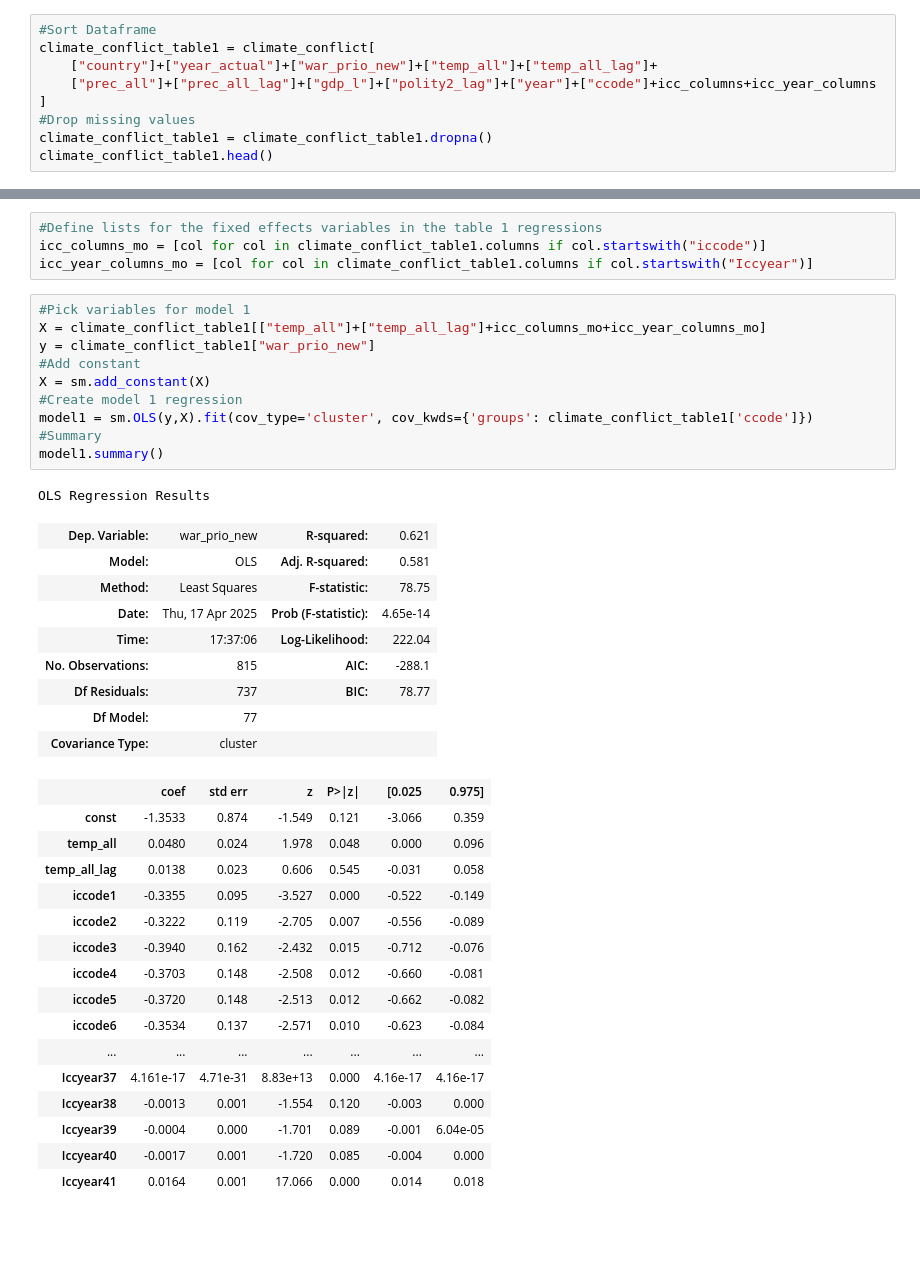
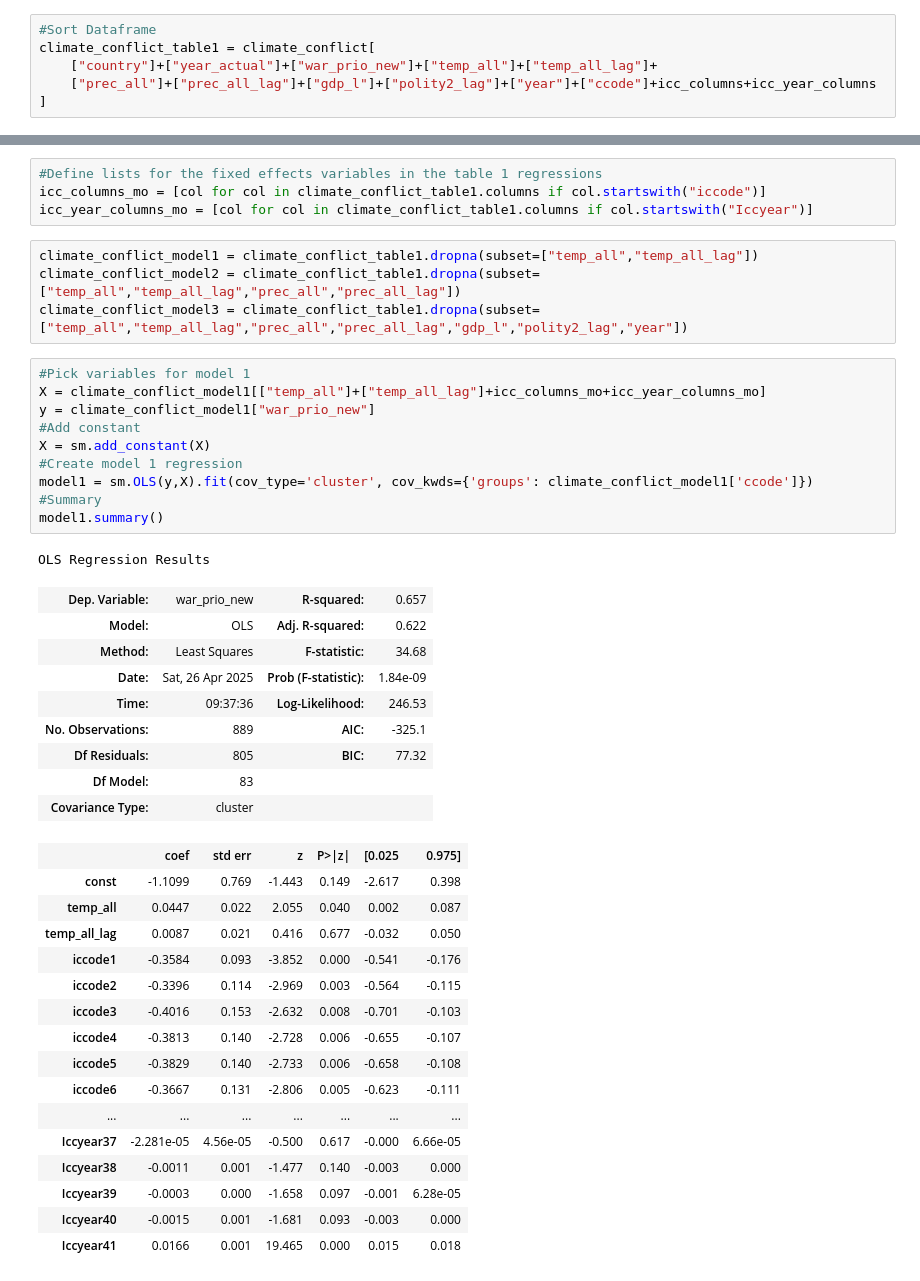
Before and after one commit to DavJHKim/Econ-148-Project-3, a Jupyter notebook: Table1.ipynb, the cells around one changed output, grey strips where cells are left out. Cells and saved outputs as stored; diff of their text form; blank space fills up the shorter version.

```diff
--- a/Table1.ipynb
+++ b/Table1.ipynb
@@ -48,6 +54,3 @@ climate_conflict_table1 = climate_conflict[
     ["country"]+["year_actual"]+["war_prio_new"]+["temp_all"]+["temp_all_lag"]+
     ["prec_all"]+["prec_all_lag"]+["gdp_l"]+["polity2_lag"]+["year"]+["ccode"]+icc_columns+icc_year_columns
 ]
-#Drop missing values
-climate_conflict_table1 = climate_conflict_table1.dropna()
-climate_conflict_table1.head()
@@ -63,40 +58,44 @@ climate_conflict_table1.head()
 #Define lists for the fixed effects variables in the table 1 regressions
 icc_columns_mo = [col for col in climate_conflict_table1.columns if col.startswith("iccode")]
 icc_year_columns_mo = [col for col in climate_conflict_table1.columns if col.startswith("Iccyear")]
+# %%
+climate_conflict_model1 = climate_conflict_table1.dropna(subset=["temp_all","temp_all_lag"])
+climate_conflict_model2 = climate_conflict_table1.dropna(subset=["temp_all","temp_all_lag","prec_all","prec_all_lag"])
+climate_conflict_model3 = climate_conflict_table1.dropna(subset=["temp_all","temp_all_lag","prec_all","prec_all_lag","gdp_l","polity2_lag","year"])
 # %%
 #Pick variables for model 1
-X = climate_conflict_table1[["temp_all"]+["temp_all_lag"]+icc_columns_mo+icc_year_columns_mo]
-y = climate_conflict_table1["war_prio_new"]
+X = climate_conflict_model1[["temp_all"]+["temp_all_lag"]+icc_columns_mo+icc_year_columns_mo]
+y = climate_conflict_model1["war_prio_new"]
 #Add constant
 X = sm.add_constant(X)
 #Create model 1 regression
-model1 = sm.OLS(y,X).fit(cov_type='cluster', cov_kwds={'groups': climate_conflict_table1['ccode']})
+model1 = sm.OLS(y,X).fit(cov_type='cluster', cov_kwds={'groups': climate_conflict_model1['ccode']})
 #Summary
 model1.summary()
 # %% [output]
 OLS Regression Results
-| Dep. Variable: | war_prio_new | R-squared: | 0.621 |
-| Model: | OLS | Adj. R-squared: | 0.581 |
-| Method: | Least Squares | F-statistic: | 78.75 |
-| Date: | Thu, 17 Apr 2025 | Prob (F-statistic): | 4.65e-14 |
-| Time: | 17:37:06 | Log-Likelihood: | 222.04 |
-| No. Observations: | 815 | AIC: | -288.1 |
-| Df Residuals: | 737 | BIC: | 78.77 |
-| Df Model: | 77 |  |  |
+| Dep. Variable: | war_prio_new | R-squared: | 0.657 |
+| Model: | OLS | Adj. R-squared: | 0.622 |
+| Method: | Least Squares | F-statistic: | 34.68 |
+| Date: | Sat, 26 Apr 2025 | Prob (F-statistic): | 1.84e-09 |
+| Time: | 09:37:36 | Log-Likelihood: | 246.53 |
+| No. Observations: | 889 | AIC: | -325.1 |
+| Df Residuals: | 805 | BIC: | 77.32 |
+| Df Model: | 83 |  |  |
 | Covariance Type: | cluster |  |  |
 |  | coef | std err | z | P>|z| | [0.025 | 0.975] |
-| const | -1.3533 | 0.874 | -1.549 | 0.121 | -3.066 | 0.359 |
-| temp_all | 0.0480 | 0.024 | 1.978 | 0.048 | 0.000 | 0.096 |
-| temp_all_lag | 0.0138 | 0.023 | 0.606 | 0.545 | -0.031 | 0.058 |
-| iccode1 | -0.3355 | 0.095 | -3.527 | 0.000 | -0.522 | -0.149 |
-| iccode2 | -0.3222 | 0.119 | -2.705 | 0.007 | -0.556 | -0.089 |
-| iccode3 | -0.3940 | 0.162 | -2.432 | 0.015 | -0.712 | -0.076 |
-| iccode4 | -0.3703 | 0.148 | -2.508 | 0.012 | -0.660 | -0.081 |
-| iccode5 | -0.3720 | 0.148 | -2.513 | 0.012 | -0.662 | -0.082 |
-| iccode6 | -0.3534 | 0.137 | -2.571 | 0.010 | -0.623 | -0.084 |
+| const | -1.1099 | 0.769 | -1.443 | 0.149 | -2.617 | 0.398 |
+| temp_all | 0.0447 | 0.022 | 2.055 | 0.040 | 0.002 | 0.087 |
+| temp_all_lag | 0.0087 | 0.021 | 0.416 | 0.677 | -0.032 | 0.050 |
+| iccode1 | -0.3584 | 0.093 | -3.852 | 0.000 | -0.541 | -0.176 |
+| iccode2 | -0.3396 | 0.114 | -2.969 | 0.003 | -0.564 | -0.115 |
+| iccode3 | -0.4016 | 0.153 | -2.632 | 0.008 | -0.701 | -0.103 |
+| iccode4 | -0.3813 | 0.140 | -2.728 | 0.006 | -0.655 | -0.107 |
+| iccode5 | -0.3829 | 0.140 | -2.733 | 0.006 | -0.658 | -0.108 |
+| iccode6 | -0.3667 | 0.131 | -2.806 | 0.005 | -0.623 | -0.111 |
 | ... | ... | ... | ... | ... | ... | ... |
-| Iccyear37 | 4.161e-17 | 4.71e-31 | 8.83e+13 | 0.000 | 4.16e-17 | 4.16e-17 |
-| Iccyear38 | -0.0013 | 0.001 | -1.554 | 0.120 | -0.003 | 0.000 |
-| Iccyear39 | -0.0004 | 0.000 | -1.701 | 0.089 | -0.001 | 6.04e-05 |
-| Iccyear40 | -0.0017 | 0.001 | -1.720 | 0.085 | -0.004 | 0.000 |
-| Iccyear41 | 0.0164 | 0.001 | 17.066 | 0.000 | 0.014 | 0.018 |
+| Iccyear37 | -2.281e-05 | 4.56e-05 | -0.500 | 0.617 | -0.000 | 6.66e-05 |
+| Iccyear38 | -0.0011 | 0.001 | -1.477 | 0.140 | -0.003 | 0.000 |
+| Iccyear39 | -0.0003 | 0.000 | -1.658 | 0.097 | -0.001 | 6.28e-05 |
+| Iccyear40 | -0.0015 | 0.001 | -1.681 | 0.093 | -0.003 | 0.000 |
+| Iccyear41 | 0.0166 | 0.001 | 19.465 | 0.000 | 0.015 | 0.018 |
```
Also changed, not shown: parts of 5 cells of this notebook.
